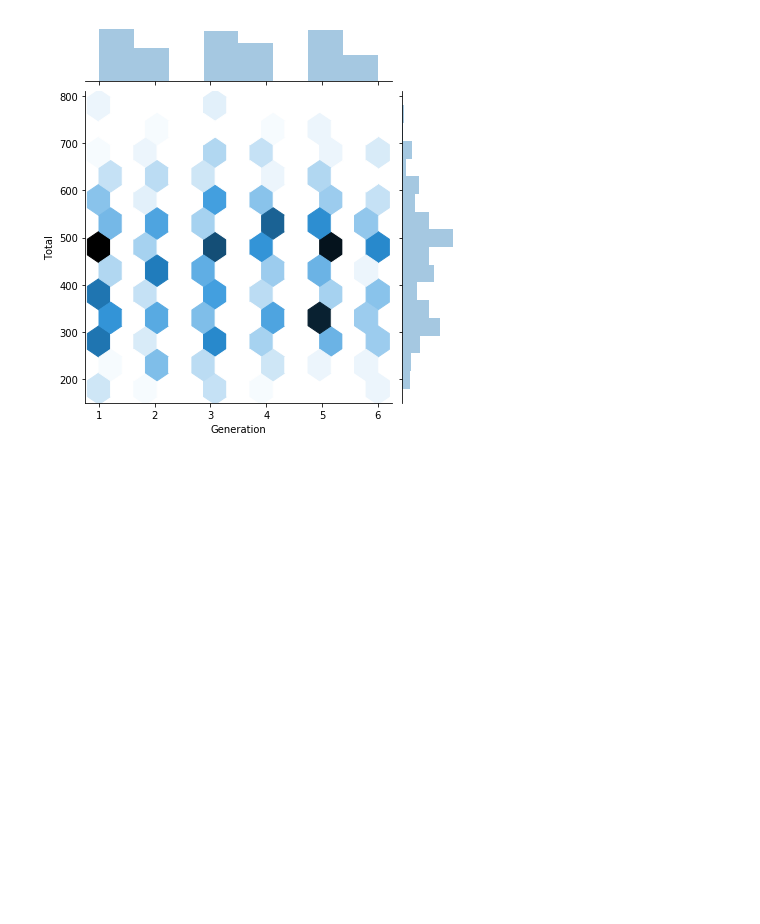
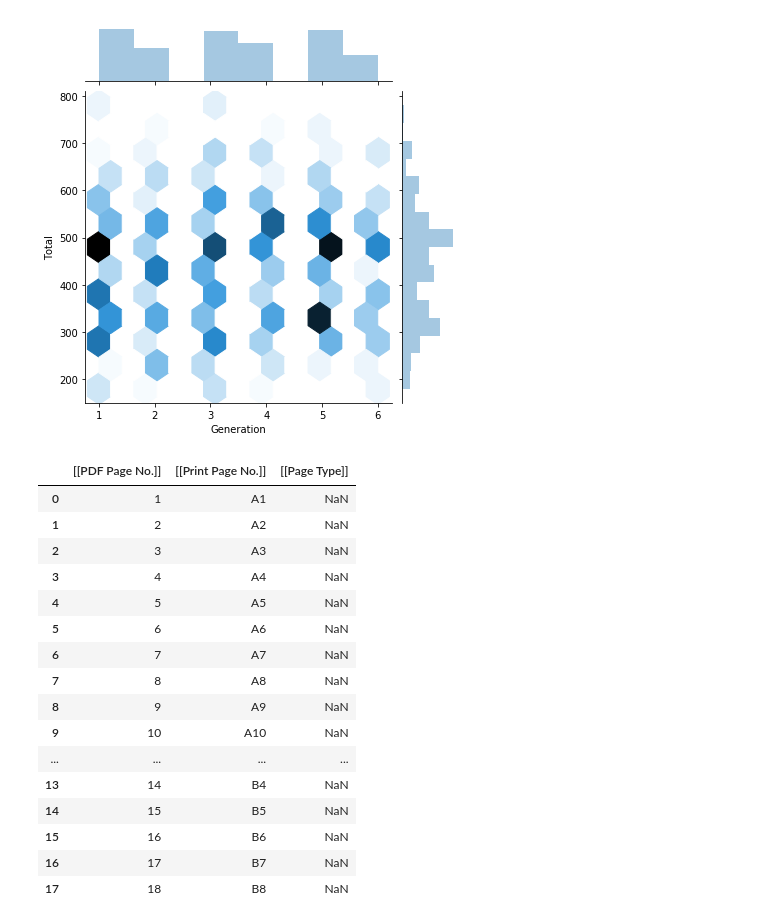
Before and after one commit to prameshbajra/python-works, a Jupyter notebook: ml-works/DataSetTest.ipynb, the cells around one changed output. Drawn from its saved outputs; the diff is of its cells as text; code cells hidden in the pictures; blank space fills up the shorter version.

```diff
--- a/ml-works/DataSetTest.ipynb
+++ b/ml-works/DataSetTest.ipynb
@@ -192,3 +192,27 @@ sbn.jointplot(x = "Generation", y = "Total", data = pokemon[pokemon.Generation >
 <seaborn.axisgrid.JointGrid at 0x...>
 [figure]
 [figure]
+# %%
+import pandas as pd
+
+read = pd.read_csv("../input/demo.csv")
+
+read
+# %% [output]
+|  | [[PDF Page No.]] | [[Print Page No.]] | [[Page Type]] |
+| 0 | 1 | A1 | NaN |
+| 1 | 2 | A2 | NaN |
+| 2 | 3 | A3 | NaN |
+| 3 | 4 | A4 | NaN |
+| 4 | 5 | A5 | NaN |
+| 5 | 6 | A6 | NaN |
+| 6 | 7 | A7 | NaN |
+| 7 | 8 | A8 | NaN |
+| 8 | 9 | A9 | NaN |
+| 9 | 10 | A10 | NaN |
+| ... | ... | ... | ... |
+| 13 | 14 | B4 | NaN |
+| 14 | 15 | B5 | NaN |
+| 15 | 16 | B6 | NaN |
+| 16 | 17 | B7 | NaN |
+| 17 | 18 | B8 | NaN |
```
Also changed, not shown: 4 other files.
